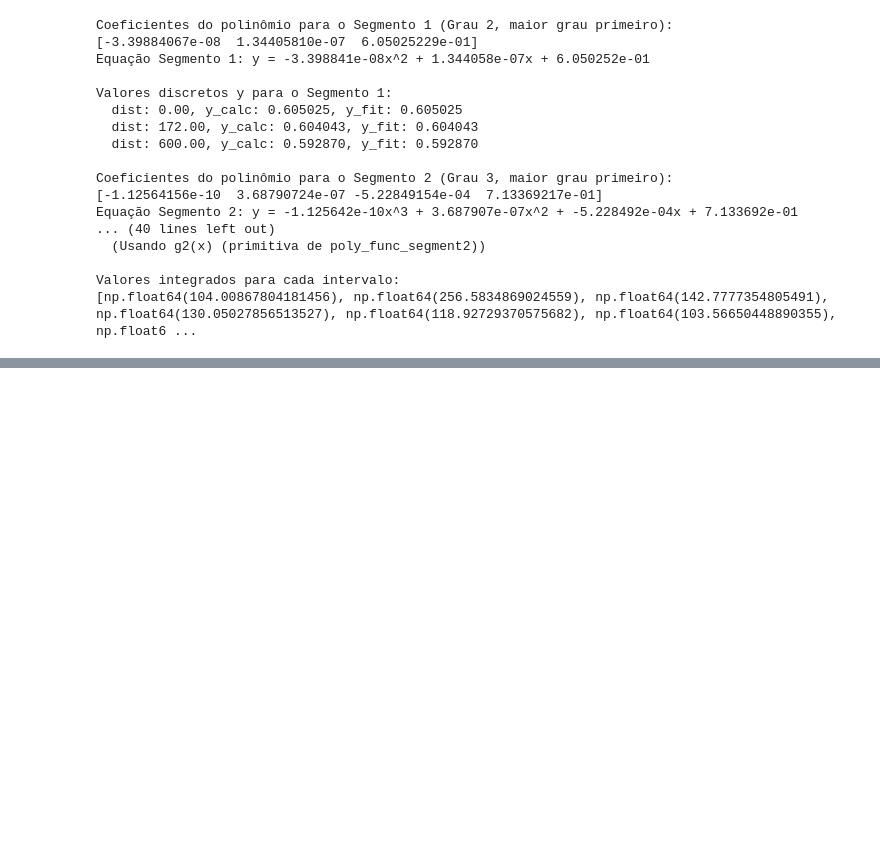
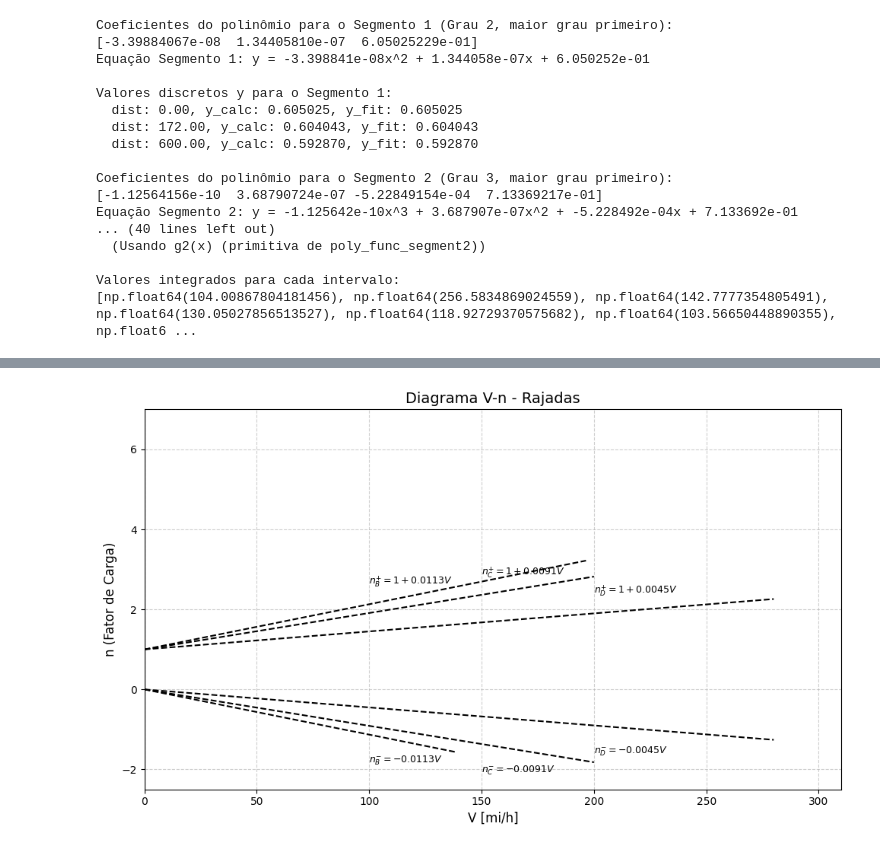
Before and after one commit to Formiga57/VouneyTilta, a Jupyter notebook: entrega2.ipynb, the cells around one changed output, grey strips where cells are left out. Cells and saved outputs as stored; diff of their text form; code cells hidden in the pictures; blank space fills up the shorter version.

```diff
--- a/entrega2.ipynb
+++ b/entrega2.ipynb
@@ -381,0 +582,90 @@ Valores integrados para cada intervalo:
+# %%
+import matplotlib.pyplot as plt
+import numpy as np
+
+# Velocidades de referência
+V_cut = 80.216  # Velocidade de corte (Stall speed at n=1 do envelope de manobra)
+VC = 205.77      # Velocidade de Cruzeiro (Usada apenas para linha de referência)
+VD = 280         # Velocidade de Mergulho
+
+# Limites de fator de carga onde as retas devem parar
+n_stop_B_plus = 3.22
+n_stop_B_minus = -1.57
+n_stop_C_plus = 2.82
+n_stop_C_minus = -1.82
+n_stop_D_plus = 2.26
+n_stop_D_minus = -1.26
+
+n_max_limit = 6    # Limite estrutural superior (para limite do eixo y)
+n_min_limit = -1.5  # Limite estrutural inferior (para limite do eixo y)
+
+# Coeficientes das retas de rajada
+k_B = 0.0113
+k_C = 0.0091
+k_D = 0.0045
+
+# --- Calcular velocidades de parada ---
+V_stop_B_plus = (n_stop_B_plus - 1) / k_B
+V_stop_B_minus = n_stop_B_minus / (-k_B) # Retas negativas partem de n=0
+V_stop_C_plus = (n_stop_C_plus - 1) / k_C
+V_stop_C_minus = n_stop_C_minus / (-k_C) # Retas negativas partem de n=0
+V_stop_D_plus = (n_stop_D_plus - 1) / k_D
+V_stop_D_minus = n_stop_D_minus / (-k_D) # Retas negativas partem de n=0
+
+# --- Plotagem ---
+
+fig, ax = plt.subplots(figsize=(10, 6))
+
+# Plotar as retas de rajada, parando nas suas velocidades limites
+
+# Reta n_B+
+V_plot_B_plus = np.linspace(0, V_stop_B_plus, 100)
+n_plot_B_plus = 1 + k_B * V_plot_B_plus
+ax.plot(V_plot_B_plus, n_plot_B_plus, 'k--', label=r'$n_{B}^{+} = 1 + 0.0113 V$')
+
+# Reta n_B-
+V_plot_B_minus = np.linspace(0, V_stop_B_minus, 100)
+n_plot_B_minus = -k_B * V_plot_B_minus
+ax.plot(V_plot_B_minus, n_plot_B_minus, 'k--', label=r'$n_{B}^{-} = -0.0113 V$')
+
+# Reta n_C+
+V_plot_C_plus = np.linspace(0, V_stop_C_plus, 100)
+n_plot_C_plus = 1 + k_C * V_plot_C_plus
+ax.plot(V_plot_C_plus, n_plot_C_plus, 'k--', label=r'$n_{C}^{+} = 1 + 0.0091 V$')
+
+# Reta n_C-
+V_plot_C_minus = np.linspace(0, V_stop_C_minus, 100)
+n_plot_C_minus = -k_C * V_plot_C_minus
+ax.plot(V_plot_C_minus, n_plot_C_minus, 'k--', label=r'$n_{C}^{-} = -0.0091 V$')
+
+# Reta n_D+
+V_plot_D_plus = np.linspace(0, V_stop_D_plus, 100)
+n_plot_D_plus = 1 + k_D * V_plot_D_plus
+ax.plot(V_plot_D_plus, n_plot_D_plus, 'k--', label=r'$n_{D}^{+} = 1 + 0.0045 V$')
+
+# Reta n_D-
+V_plot_D_minus = np.linspace(0, V_stop_D_minus, 100)
+n_plot_D_minus = -k_D * V_plot_D_minus
+ax.plot(V_plot_D_minus, n_plot_D_minus, 'k--', label=r'$n_{D}^{-} = -0.0045 V$')
+ax.text(100, 1 + k_B * 100 + 0.5, r'$n_{B}^{+} = 1 + 0.0113 V$', fontsize=9)
+ax.text(150, 1 + k_C * 150 + 0.5, r'$n_{C}^{+} = 1 + 0.0091 V$', fontsize=9)
+ax.text(200, 1 + k_D * 200 + 0.5, r'$n_{D}^{+} = 1 + 0.0045 V$', fontsize=9)
+
+ax.text(100, -k_B * 100 - 0.5, r'$n_{B}^{-} = -0.0113 V$', fontsize=9, va='top')
+ax.text(150, -k_C * 150 - 0.5, r'$n_{C}^{-} = -0.0091 V$', fontsize=9, va='top')
+ax.text(200, -k_D * 200 - 0.5, r'$n_{D}^{-} = -0.0045 V$', fontsize=9, va='top')
+
+# --- Estilizando ---
+ax.set_xlabel('V [mi/h]', fontsize=12)
+ax.set_ylabel('n (Fator de Carga)', fontsize=12)
+ax.set_title('Diagrama V-n - Rajadas', fontsize=14)
+ax.grid(True, linestyle='--', alpha=0.6)
+
+# Definir limites dos eixos
+ax.set_xlim(0, VD + 30)  # Estender um pouco o eixo x para melhor visualização
+ax.set_ylim(n_min_limit - 1, n_max_limit + 1)
+
+plt.tight_layout()
+plt.savefig('Vn_diagram_rajadas.eps', format='eps', bbox_inches='tight')
+plt.show()
+# %% [output]
@@ -381,0 +673 @@ Valores integrados para cada intervalo:
+[figure, added]
```
Also changed, not shown: parts of 4 cells of this notebook, 3 other files.
